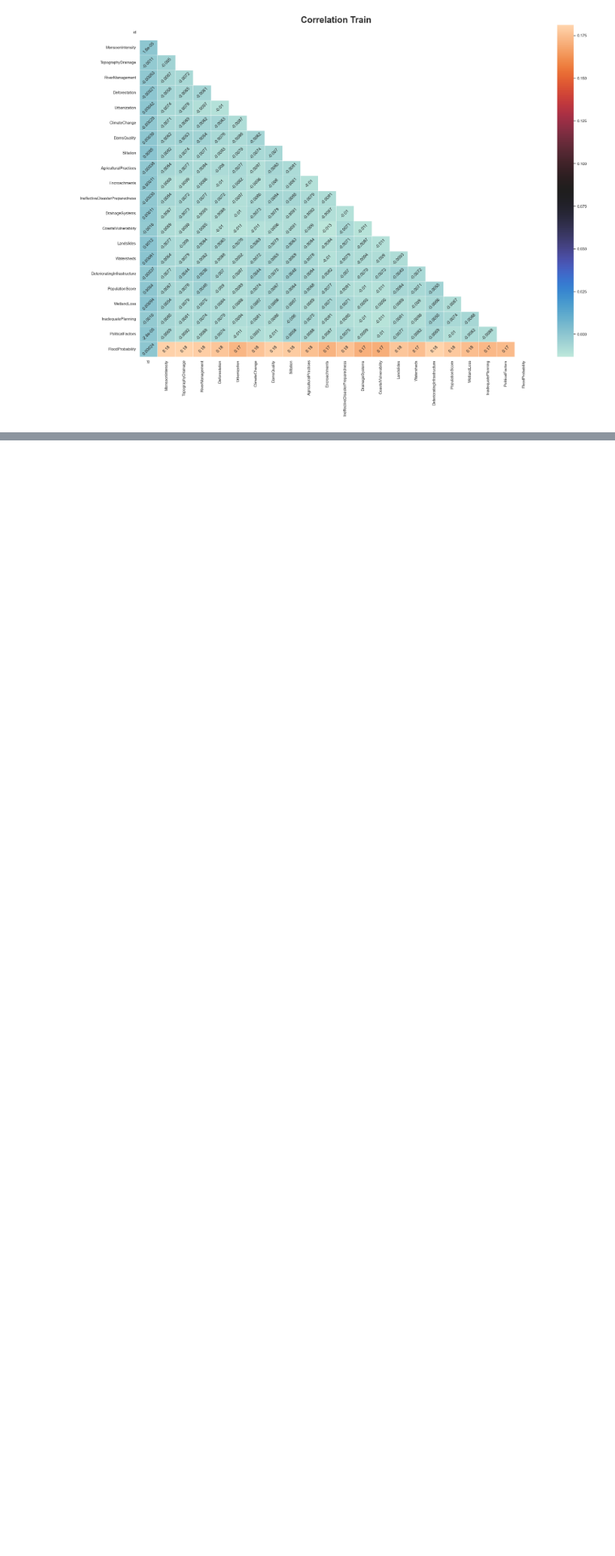
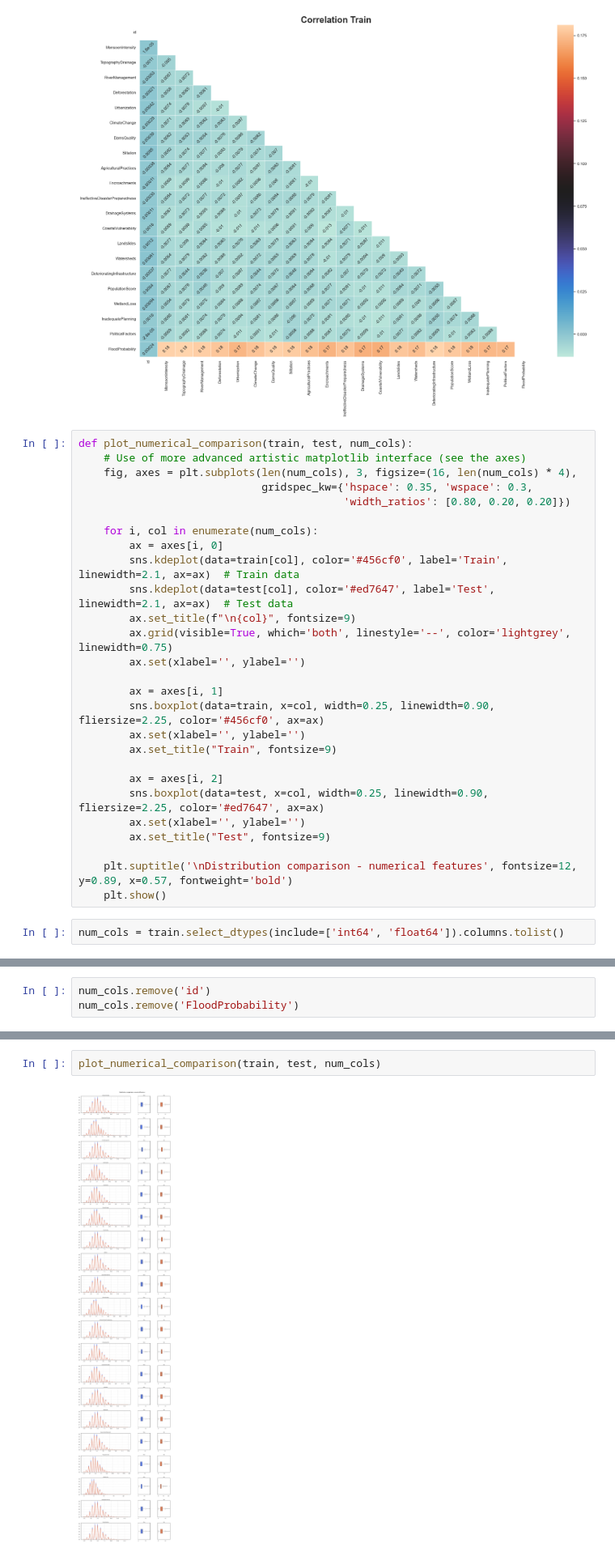
Before and after one commit to yashksaini-coder/Regression-with-Flood-Prediction, a Jupyter notebook: notebook.ipynb, the cells around one changed output, grey strips where cells are left out. Shown at 81% size. Drawn from its saved outputs; the diff is of its cells as text; blank space fills up the shorter version.

Commit message:
Update Numerical Plot in Notebook

```diff
--- a/notebook.ipynb
+++ b/notebook.ipynb
@@ -481,3 +476,32 @@ def plot_correlation(df,label=''):
 plot_correlation(train,'Train')
 # %% [output]
 [figure]
+# %%
+def plot_numerical_comparison(train, test, num_cols):
+    # Use of more advanced artistic matplotlib interface (see the axes)
+    fig, axes = plt.subplots(len(num_cols), 3, figsize=(16, len(num_cols) * 4),
+                             gridspec_kw={'hspace': 0.35, 'wspace': 0.3,
+                                          'width_ratios': [0.80, 0.20, 0.20]})
+
+    for i, col in enumerate(num_cols):
+        ax = axes[i, 0]
+        sns.kdeplot(data=train[col], color='#456cf0', label='Train', linewidth=2.1, ax=ax)  # Train data
+        sns.kdeplot(data=test[col], color='#ed7647', label='Test', linewidth=2.1, ax=ax)  # Test data
+        ax.set_title(f"\n{col}", fontsize=9)
+        ax.grid(visible=True, which='both', linestyle='--', color='lightgrey', linewidth=0.75)
+        ax.set(xlabel='', ylabel='')
+
+        ax = axes[i, 1]
+        sns.boxplot(data=train, x=col, width=0.25, linewidth=0.90, fliersize=2.25, color='#456cf0', ax=ax)
+        ax.set(xlabel='', ylabel='')
+        ax.set_title("Train", fontsize=9)
+
+        ax = axes[i, 2]
+        sns.boxplot(data=test, x=col, width=0.25, linewidth=0.90, fliersize=2.25, color='#ed7647', ax=ax)
+        ax.set(xlabel='', ylabel='')
+        ax.set_title("Test", fontsize=9)
+
+    plt.suptitle('\nDistribution comparison - numerical features', fontsize=12, y=0.89, x=0.57, fontweight='bold')
+    plt.show()
+# %%
+num_cols = train.select_dtypes(include=['int64', 'float64']).columns.tolist()
@@ -483,0 +528,3 @@ plot_correlation(train,'Train')
+# %%
+num_cols.remove('id')
+num_cols.remove('FloodProbability')
@@ -483,0 +554,4 @@ plot_correlation(train,'Train')
+# %%
+plot_numerical_comparison(train, test, num_cols)
+# %% [output]
+[figure, added]
```
Also changed, not shown: parts of 7 cells of this notebook.
